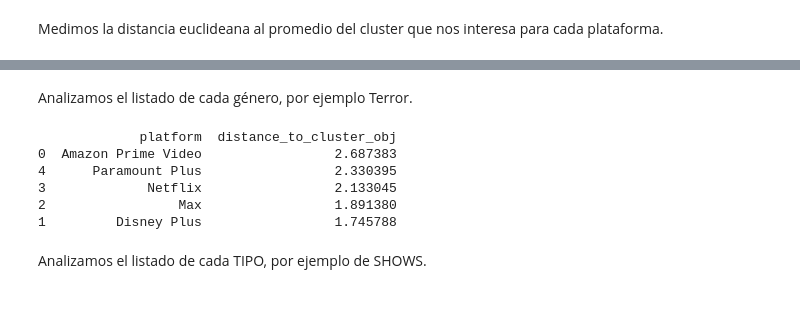
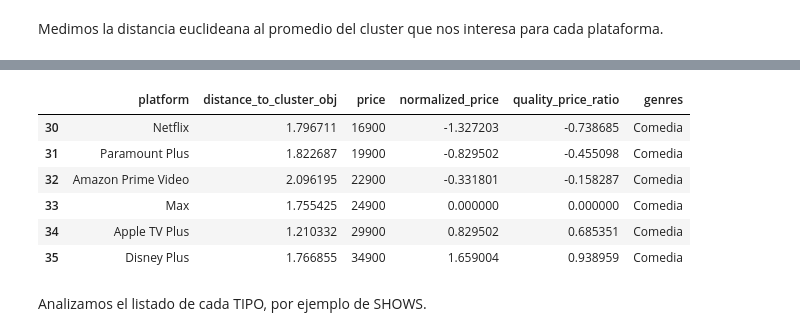
Before and after one commit to Josehoyos26/ML_NS_G13, a Jupyter notebook: Proyecto/EDA.ipynb, the cells around one changed output, grey strips where cells are left out. Saved outputs shown, nothing was run; the diff lists cells and outputs as text; code cells hidden in the pictures; blank space fills up the shorter version.

```diff
--- a/Proyecto/EDA.ipynb
+++ b/Proyecto/EDA.ipynb
@@ -646,27 +729,19 @@ print(best_platform_per_genre)
-# %% [markdown]
-Analizamos el listado de cada género, por ejemplo Terror.
-# %%
-# Definir el género a analizar
-genre_to_analyze = "Terror"
-
-# Filtrar el dataframe para obtener solo las filas del género especificado
-genre_df = df_K_means[df_K_means['genres'] == genre_to_analyze]
-
-# Calcular el acercamiento promedio al cluster 0 por cada valor en la columna "Platform" para el género especificado
-platform_approach_genre = genre_df.groupby('platform')['distance_to_cluster_obj'].mean().reset_index()
-
-# Ordenar de mayor a menor
-platform_approach_genre = platform_approach_genre.sort_values(by='distance_to_cluster_obj', ascending=False)
-
-# Mostrar el resultado
-print(platform_approach_genre)
-# %% [output]
-             platform  distance_to_cluster_obj
-0  Amazon Prime Video                 2.687383
-4      Paramount Plus                 2.330395
-3             Netflix                 2.133045
-2                 Max                 1.891380
-1         Disney Plus                 1.745788
+# %%
+selected_genre = "Comedia"
+
+# Filtrar y ordenar el DataFrame final por el género "Drama"
+final_results_drama = final_results[final_results['genres'] == selected_genre].sort_values(by='quality_price_ratio')
+
+# Mostrar el DataFrame ordenado para el género "Drama"
+final_results_drama
+# %% [output]
+|  | platform | distance_to_cluster_obj | price | normalized_price | quality_price_ratio | genres |
+| 30 | Netflix | 1.796711 | 16900 | -1.327203 | -0.738685 | Comedia |
+| 31 | Paramount Plus | 1.822687 | 19900 | -0.829502 | -0.455098 | Comedia |
+| 32 | Amazon Prime Video | 2.096195 | 22900 | -0.331801 | -0.158287 | Comedia |
+| 33 | Max | 1.755425 | 24900 | 0.000000 | 0.000000 | Comedia |
+| 34 | Apple TV Plus | 1.210332 | 29900 | 0.829502 | 0.685351 | Comedia |
+| 35 | Disney Plus | 1.766855 | 34900 | 1.659004 | 0.938959 | Comedia |
 # %% [markdown]
 Analizamos el listado de cada TIPO, por ejemplo de SHOWS.
 # %%
```
Also changed, not shown: parts of 8 cells of this notebook, 1 other file.
